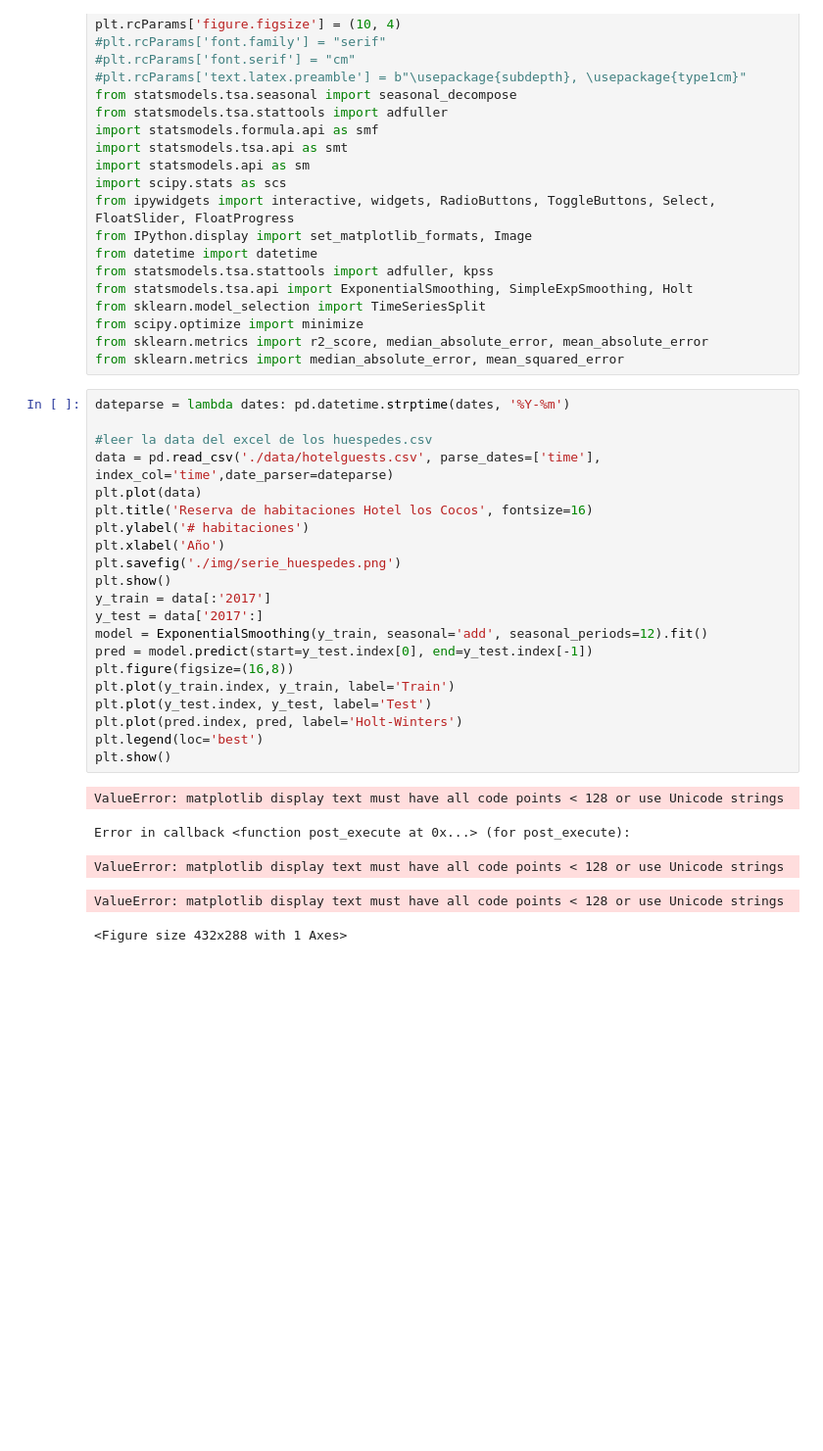
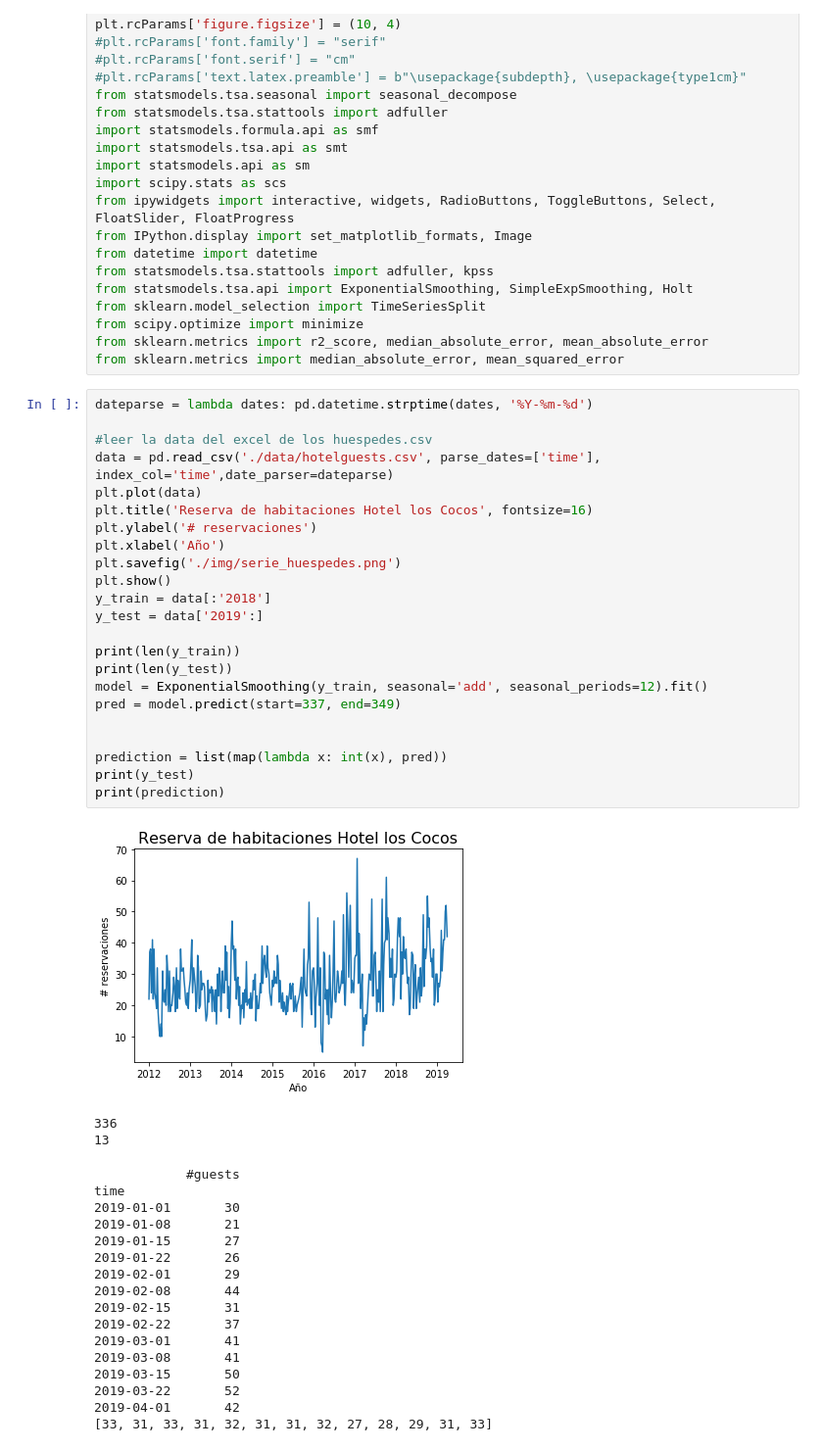
Before and after one commit to cristzelada/Tesis, a Jupyter notebook: forecasting/holt-winters.ipynb, the cells around one changed output. Shown at 98% size. Saved outputs shown, nothing was run; the diff lists cells and outputs as text; blank space fills up the shorter version.

```diff
--- a/forecasting/holt-winters.ipynb
+++ b/forecasting/holt-winters.ipynb
@@ -40,31 +40,47 @@ from scipy.optimize import minimize
 from sklearn.metrics import r2_score, median_absolute_error, mean_absolute_error
 from sklearn.metrics import median_absolute_error, mean_squared_error
 # %%
-dateparse = lambda dates: pd.datetime.strptime(dates, '%Y-%m')
+dateparse = lambda dates: pd.datetime.strptime(dates, '%Y-%m-%d')
 
 #leer la data del excel de los huespedes.csv
 data = pd.read_csv('./data/hotelguests.csv', parse_dates=['time'], index_col='time',date_parser=dateparse)
 plt.plot(data)
 plt.title('Reserva de habitaciones Hotel los Cocos', fontsize=16)
-plt.ylabel('# habitaciones')
+plt.ylabel('# reservaciones')
 plt.xlabel('Año')
 plt.savefig('./img/serie_huespedes.png')
 plt.show()
-y_train = data[:'2017']
-y_test = data['2017':]
+y_train = data[:'2018']
+y_test = data['2019':]
+
+print(len(y_train))
+print(len(y_test))
 model = ExponentialSmoothing(y_train, seasonal='add', seasonal_periods=12).fit()
-pred = model.predict(start=y_test.index[0], end=y_test.index[-1])
-plt.figure(figsize=(16,8))
-plt.plot(y_train.index, y_train, label='Train')
-plt.plot(y_test.index, y_test, label='Test')
-plt.plot(pred.index, pred, label='Holt-Winters')
-plt.legend(loc='best')
-plt.show()
+pred = model.predict(start=337, end=349)
+
+
+prediction = list(map(lambda x: int(x), pred))
+print(y_test)
+print(prediction)
 # %% [output]
+[figure, added]
-ValueError: matplotlib display text must have all code points < 128 or use Unicode strings
+336
+13
-Error in callback <function post_execute at 0x...> (for post_execute):
+            #guests
+time
+2019-01-01       30
+2019-01-08       21
+2019-01-15       27
+2019-01-22       26
+2019-02-01       29
+2019-02-08       44
+2019-02-15       31
+2019-02-22       37
+2019-03-01       41
+2019-03-08       41
+2019-03-15       50
+2019-03-22       52
+2019-04-01       42
+[33, 31, 33, 31, 32, 31, 31, 32, 27, 28, 29, 31, 33]
-ValueError: matplotlib display text must have all code points < 128 or use Unicode strings
-ValueError: matplotlib display text must have all code points < 128 or use Unicode strings
-<Figure size 432x288 with 1 Axes>
 # %%
 #MSE
```
Also changed, not shown: parts of 1 cell of this notebook, 4 other files.
